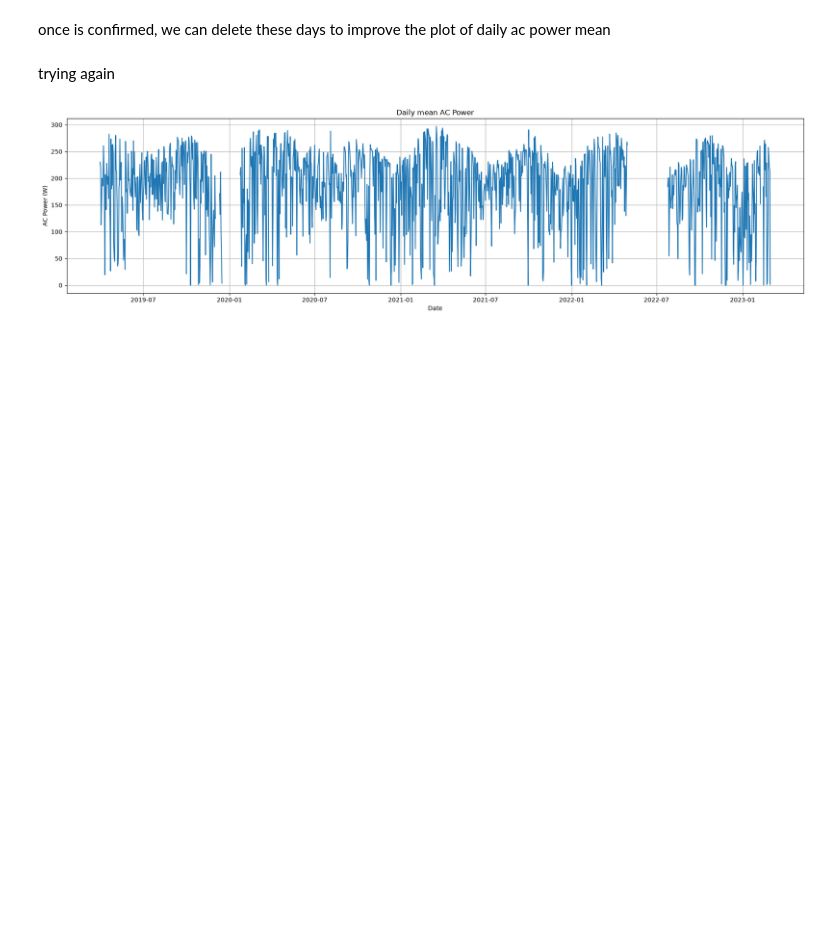
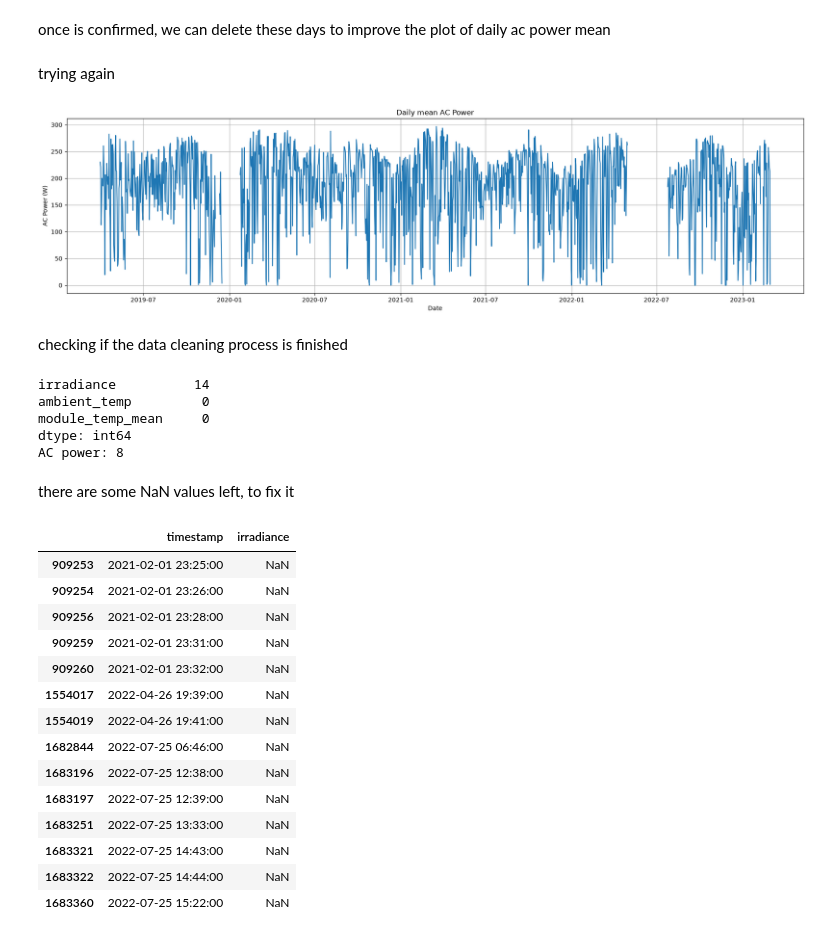
Before and after one commit to SantiToled0/solar-mlops, a Jupyter notebook: notebooks/01_exploration.ipynb, the cells around one changed output. Cells and saved outputs as stored; diff of their text form; code cells hidden in the pictures; blank space fills up the shorter version.

```diff
--- a/notebooks/01_exploration.ipynb
+++ b/notebooks/01_exploration.ipynb
@@ -1126,3 +1133,43 @@ plt.tight_layout()
 plt.show()
 # %% [output]
 [figure]
+# %% [markdown]
+checking if the data cleaning process is finished
+# %%
+features_check = [
+    "irradiance",
+    "ambient_temp",
+    "module_temp_mean"
+]
+
+print(df[features_check].isna().sum())
+print("AC power:", df["ac_power"].isna().sum())
+# %% [output]
+irradiance          14
+ambient_temp         0
+module_temp_mean     0
+dtype: int64
+AC power: 8
+# %% [markdown]
+there are some NaN values left, to fix it
+# %%
+df.loc[
+    df['irradiance'].isna(),
+    ['timestamp', 'irradiance']
+]
+# %% [output]
+|  | timestamp | irradiance |
+| 909253 | 2021-02-01 23:25:00 | NaN |
+| 909254 | 2021-02-01 23:26:00 | NaN |
+| 909256 | 2021-02-01 23:28:00 | NaN |
+| 909259 | 2021-02-01 23:31:00 | NaN |
+| 909260 | 2021-02-01 23:32:00 | NaN |
+| 1554017 | 2022-04-26 19:39:00 | NaN |
+| 1554019 | 2022-04-26 19:41:00 | NaN |
+| 1682844 | 2022-07-25 06:46:00 | NaN |
+| 1683196 | 2022-07-25 12:38:00 | NaN |
+| 1683197 | 2022-07-25 12:39:00 | NaN |
+| 1683251 | 2022-07-25 13:33:00 | NaN |
+| 1683321 | 2022-07-25 14:43:00 | NaN |
+| 1683322 | 2022-07-25 14:44:00 | NaN |
+| 1683360 | 2022-07-25 15:22:00 | NaN |
```
Also changed, not shown: parts of 21 cells of this notebook, 1 other file.
